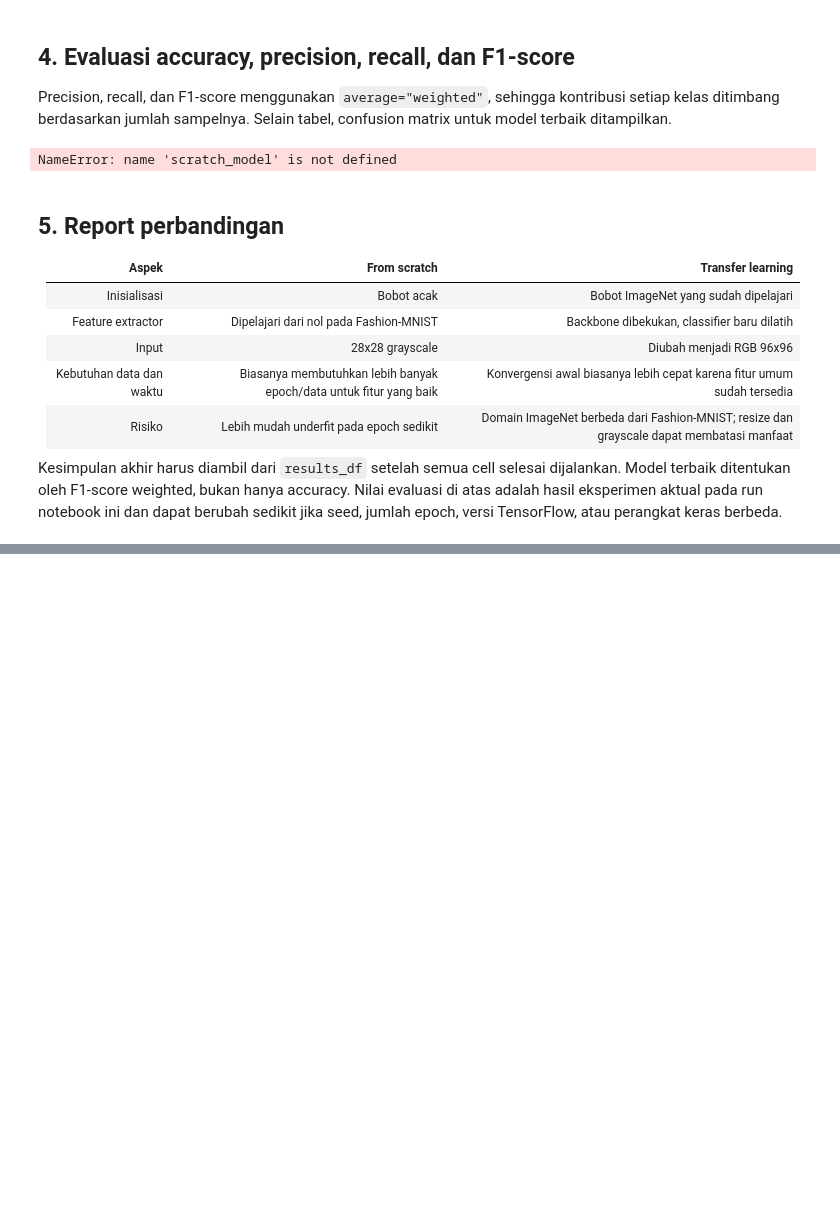
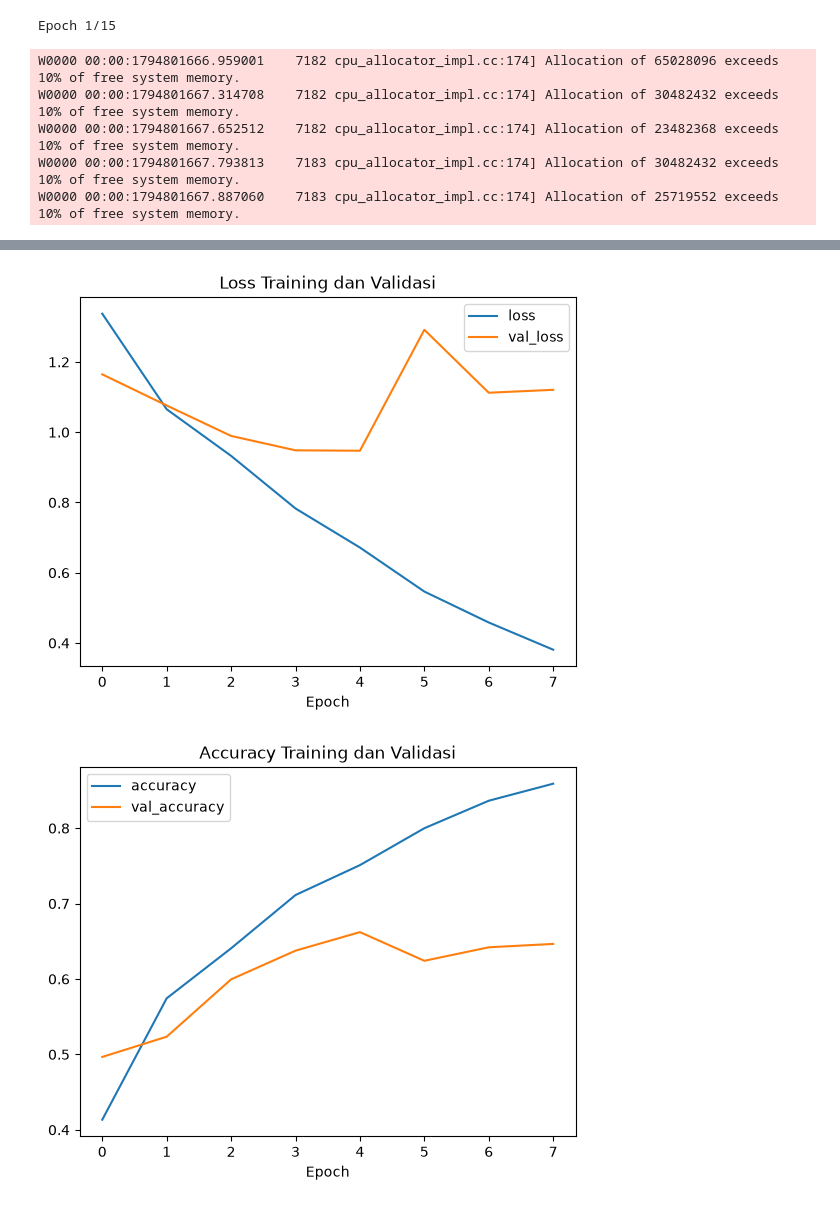
Before and after one commit to ilhamkf13/visi-komputer, a Jupyter notebook: minggu 10/tugas.ipynb, the cells around one changed output, grey strips where cells are left out. Drawn from its saved outputs; the diff is of its cells as text; code cells hidden in the pictures; blank space fills up the shorter version.

```diff
--- a/minggu 10/tugas.ipynb
+++ b/minggu 10/tugas.ipynb
@@ -210,30 +176,0 @@ Epoch 2/5
-# %% [markdown]
-## 4. Evaluasi accuracy, precision, recall, dan F1-score
-
-Precision, recall, dan F1-score menggunakan `average="weighted"`, sehingga kontribusi setiap kelas ditimbang berdasarkan jumlah sampelnya. Selain tabel, confusion matrix untuk model terbaik ditampilkan.
-# %%
-def evaluate_model(model, dataset, name):
-    probabilities = model.predict(dataset, verbose=0)
-    predictions = np.argmax(probabilities, axis=1)
-    labels = np.concatenate([batch_y.numpy() for _, batch_y in dataset])
-    return {
-        "Metode": name,
-        "Accuracy": accuracy_score(labels, predictions),
-        "Precision (weighted)": precision_score(labels, predictions, average="weighted", zero_division=0),
-        "Recall (weighted)": recall_score(labels, predictions, average="weighted", zero_division=0),
-        "F1-score (weighted)": f1_score(labels, predictions, average="weighted", zero_division=0),
-        "labels": labels,
-        "predictions": predictions,
-    }
-
-results = [
-    evaluate_model(scratch_model, scratch_test, "CNN from scratch"),
-    evaluate_model(mobilenet_model, transfer_test, "MobileNetV2 transfer learning"),
-    evaluate_model(efficientnet_model, transfer_test, "EfficientNetB0 transfer learning"),
-]
-results_df = pd.DataFrame([{k: v for k, v in result.items() if k not in {"labels", "predictions"}} for result in results])
-display(results_df.round(4))
-results_df.to_csv("hasil_perbandingan.csv", index=False)
-print("Hasil disimpan ke hasil_perbandingan.csv")
-# %% [output]
-NameError: name 'scratch_model' is not defined
@@ -257,12 +177,30 @@ plt.show()
-# %% [markdown]
-## 5. Report perbandingan
-
-| Aspek | From scratch | Transfer learning |
-|---|---|---|
-| Inisialisasi | Bobot acak | Bobot ImageNet yang sudah dipelajari |
-| Feature extractor | Dipelajari dari nol pada Fashion-MNIST | Backbone dibekukan, classifier baru dilatih |
-| Input | 28x28 grayscale | Diubah menjadi RGB 96x96 |
-| Kebutuhan data dan waktu | Biasanya membutuhkan lebih banyak epoch/data untuk fitur yang baik | Konvergensi awal biasanya lebih cepat karena fitur umum sudah tersedia |
-| Risiko | Lebih mudah underfit pada epoch sedikit | Domain ImageNet berbeda dari Fashion-MNIST; resize dan grayscale dapat membatasi manfaat |
-
-Kesimpulan akhir harus diambil dari `results_df` setelah semua cell selesai dijalankan. Model terbaik ditentukan oleh F1-score weighted, bukan hanya accuracy. Nilai evaluasi di atas adalah hasil eksperimen aktual pada run notebook ini dan dapat berubah sedikit jika seed, jumlah epoch, versi TensorFlow, atau perangkat keras berbeda.
+# %%
+early_stopping = tf.keras.callbacks.EarlyStopping(
+    monitor="val_loss", patience=3, restore_best_weights=True
+)
+
+history = model.fit(
+    train_ds,
+    validation_data=val_ds,
+    epochs=15,
+    callbacks=[early_stopping],
+    verbose=1,
+)
+
+# Visualisasi kurva loss dan accuracy selama training
+history_df = pd.DataFrame(history.history)
+
+history_df[["loss", "val_loss"]].plot(title="Loss Training dan Validasi")
+plt.xlabel("Epoch")
+plt.show()
+
+history_df[["accuracy", "val_accuracy"]].plot(title="Accuracy Training dan Validasi")
+plt.xlabel("Epoch")
+plt.show()
+# %% [output]
+Epoch 1/15
+W0000 00:00:1794801666.959001    7182 cpu_allocator_impl.cc:174] Allocation of 65028096 exceeds 10% of free system memory.
+W0000 00:00:1794801667.314708    7182 cpu_allocator_impl.cc:174] Allocation of 30482432 exceeds 10% of free system memory.
+W0000 00:00:1794801667.652512    7182 cpu_allocator_impl.cc:174] Allocation of 23482368 exceeds 10% of free system memory.
+W0000 00:00:1794801667.793813    7183 cpu_allocator_impl.cc:174] Allocation of 30482432 exceeds 10% of free system memory.
+W0000 00:00:1794801667.887060    7183 cpu_allocator_impl.cc:174] Allocation of 25719552 exceeds 10% of free system memory.
@@ -268,0 +222,2 @@ Kesimpulan akhir harus diambil dari `results_df` setelah semua cell selesai dija
+[figure, added]
+[figure, added]
```
Also changed, not shown: parts of 16 cells of this notebook.
